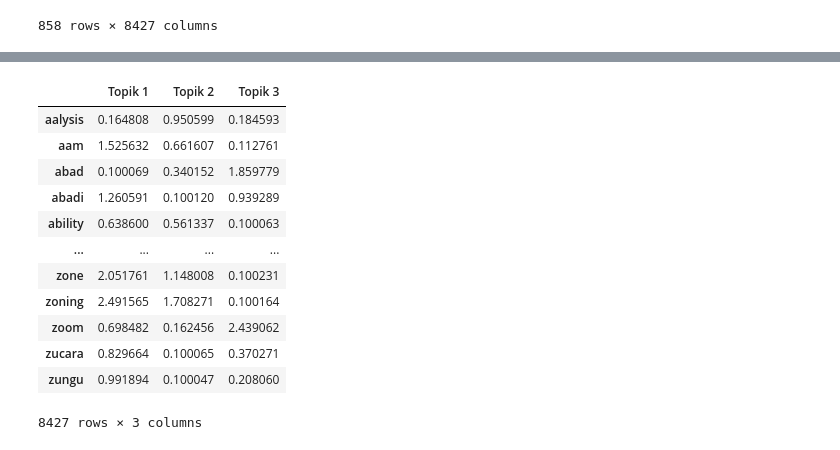
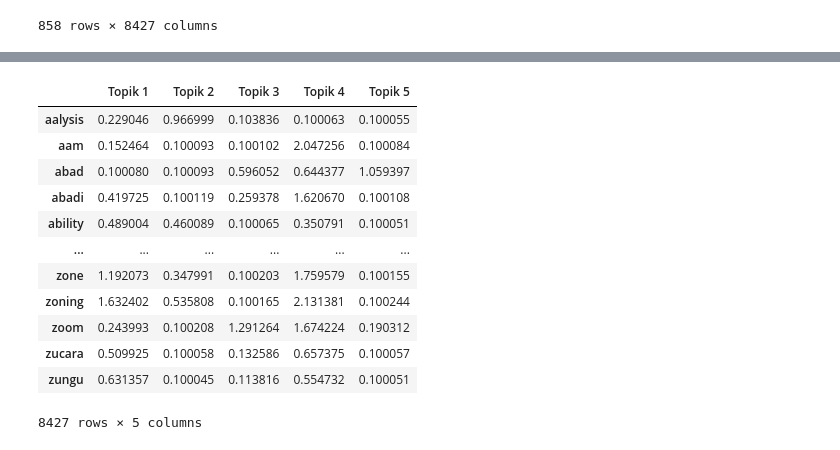
Before and after one commit to Faridghozali/ppw, a Jupyter notebook: _sources/tugas-ppw/Tugas3.ipynb, the cells around one changed output, grey strips where cells are left out. Cells and saved outputs as stored; diff of their text form; code cells hidden in the pictures.

```diff
--- a/_sources/tugas-ppw/Tugas3.ipynb
+++ b/_sources/tugas-ppw/Tugas3.ipynb
@@ -31,7 +31,7 @@ Mounted at /content/drive
 import pandas as pd
 from sklearn.decomposition import LatentDirichletAllocation
 # %%
-df_tf = pd.read_excel("/content/drive/MyDrive/ppw/tugas/Data/term_frequency_df.xlsx")
+df_tf = pd.read_excel("/content/drive/MyDrive/ppw/tugas/Data/df_tf.xlsx")
 df_tf
 # %% [output]
 |  | aalysis | aam | abad | abadi | ability | abjad | absensi | absolut | absolute | abstract | ... | ... |
@@ -59,5 +159,5 @@ n_components=3,  topic_word_prior=0.1, doc_topic_prior=0.2
 # %%
-lda = LatentDirichletAllocation(n_components=3, doc_topic_prior=0.2, topic_word_prior=0.1,random_state=42,max_iter=1)
+lda = LatentDirichletAllocation(n_components=5, doc_topic_prior=0.2, topic_word_prior=0.1,random_state=42,max_iter=1)
 lda_top=lda.fit_transform(df_tf)
 # %%
 print(lda_top.shape)  # (no_of_doc,no_of_topics)
@@ -100,22 +202,22 @@ print(lda.components_.shape)  # (no_of_topics*no_of_words)
 # %%
 #bobot setiap kata terhadap topik
 label=[]
 for i in range (1,(lda.components_.shape[1]+1)):
   masukan = df_tf.columns[i-1]
   label.append(masukan)
 VT_tabel = pd.DataFrame(lda.components_,columns=label)
-VT_tabel.rename(index={0:"Topik 1",1:"Topik 2",2:"Topik 3"}).transpose()
+VT_tabel.rename(index={0:"Topik 1",1:"Topik 2",2:"Topik 3",3:"Topik 4",4:"Topik 5"}).transpose()
 # %% [output]
-|  | Topik 1 | Topik 2 | Topik 3 |
-| aalysis | 0.164808 | 0.950599 | 0.184593 |
-| aam | 1.525632 | 0.661607 | 0.112761 |
-| abad | 0.100069 | 0.340152 | 1.859779 |
-| abadi | 1.260591 | 0.100120 | 0.939289 |
-| ability | 0.638600 | 0.561337 | 0.100063 |
-| ... | ... | ... | ... |
-| zone | 2.051761 | 1.148008 | 0.100231 |
-| zoning | 2.491565 | 1.708271 | 0.100164 |
-| zoom | 0.698482 | 0.162456 | 2.439062 |
-| zucara | 0.829664 | 0.100065 | 0.370271 |
-| zungu | 0.991894 | 0.100047 | 0.208060 |
+|  | Topik 1 | Topik 2 | Topik 3 | Topik 4 | Topik 5 |
+| aalysis | 0.229046 | 0.966999 | 0.103836 | 0.100063 | 0.100055 |
+| aam | 0.152464 | 0.100093 | 0.100102 | 2.047256 | 0.100084 |
+| abad | 0.100080 | 0.100093 | 0.596052 | 0.644377 | 1.059397 |
+| abadi | 0.419725 | 0.100119 | 0.259378 | 1.620670 | 0.100108 |
+| ability | 0.489004 | 0.460089 | 0.100065 | 0.350791 | 0.100051 |
+| ... | ... | ... | ... | ... | ... |
+| zone | 1.192073 | 0.347991 | 0.100203 | 1.759579 | 0.100155 |
+| zoning | 1.632402 | 0.535808 | 0.100165 | 2.131381 | 0.100244 |
+| zoom | 0.243993 | 0.100208 | 1.291264 | 1.674224 | 0.190312 |
+| zucara | 0.509925 | 0.100058 | 0.132586 | 0.657375 | 0.100057 |
+| zungu | 0.631357 | 0.100045 | 0.113816 | 0.554732 | 0.100051 |
-8427 rows × 3 columns
+8427 rows × 5 columns
```
Also changed, not shown: parts of 17 cells of this notebook, 11 other files.
